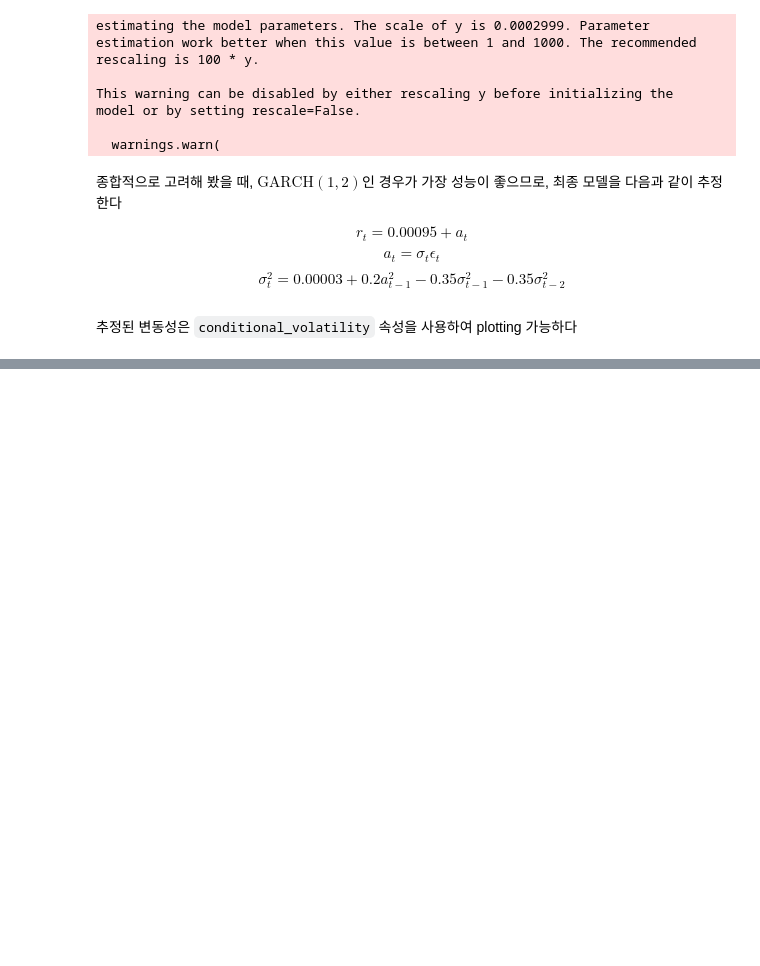
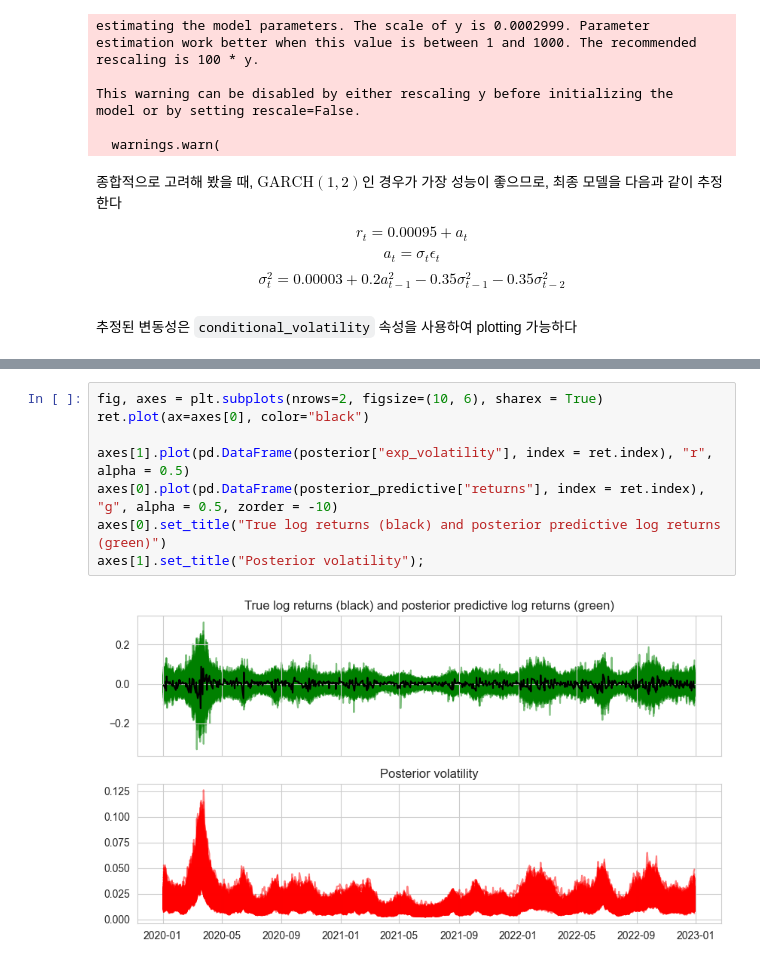
Before and after one commit to Tommylee1013/QUANTIFI, a Jupyter notebook: Week 08/GARCH and Markov-Switching Models.ipynb, the cells around one changed output, grey strips where cells are left out. Saved outputs shown, nothing was run; the diff lists cells and outputs as text; blank space fills up the shorter version.

```diff
--- a/Week 08/GARCH and Markov-Switching Models.ipynb
+++ b/Week 08/GARCH and Markov-Switching Models.ipynb
@@ -422,0 +543,10 @@ Text(0.5, 1.0, 'Conditional Volatility')
+# %%
+fig, axes = plt.subplots(nrows=2, figsize=(10, 6), sharex = True)
+ret.plot(ax=axes[0], color="black")
+
+axes[1].plot(pd.DataFrame(posterior["exp_volatility"], index = ret.index), "r", alpha = 0.5)
+axes[0].plot(pd.DataFrame(posterior_predictive["returns"], index = ret.index), "g", alpha = 0.5, zorder = -10)
+axes[0].set_title("True log returns (black) and posterior predictive log returns (green)")
+axes[1].set_title("Posterior volatility");
+# %% [output]
+[figure, added]
```
Also changed, not shown: parts of 18 cells of this notebook, 1 other file.
